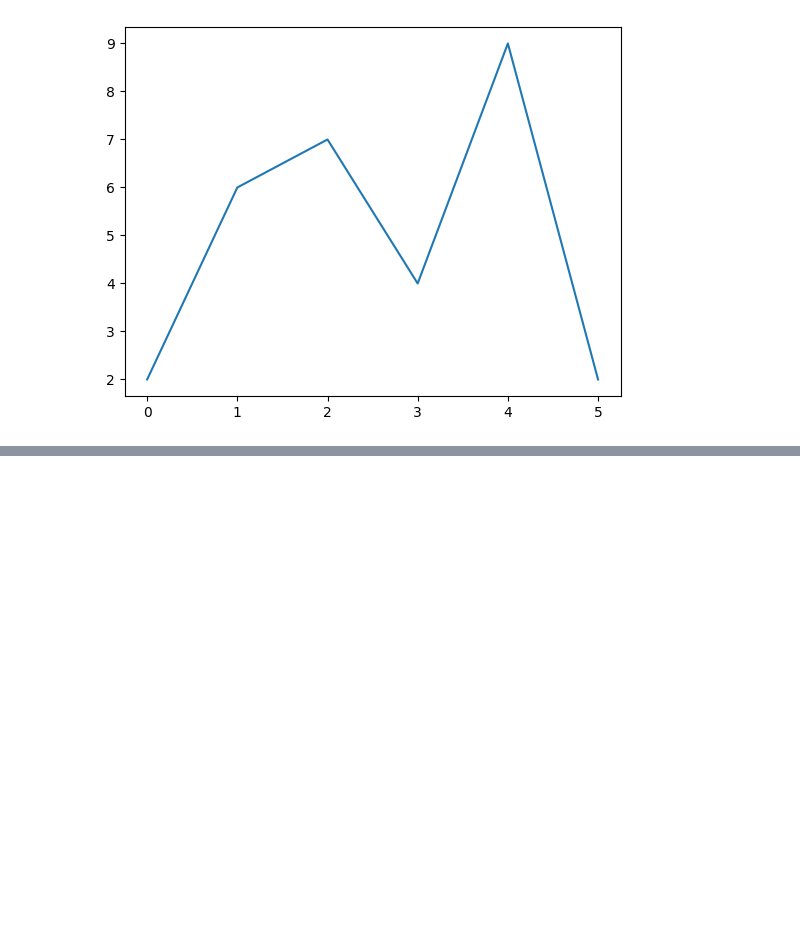
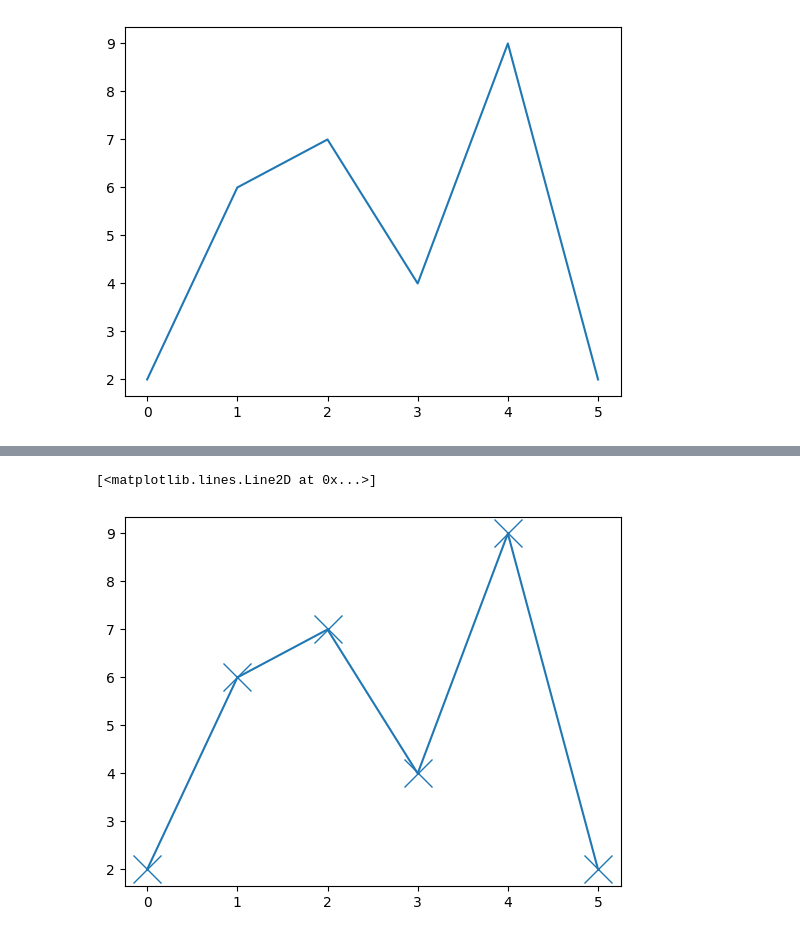
Before and after one commit to SohailDad/ML-Python, a Jupyter notebook: Matplotlib/First.ipynb, the cells around one changed output, grey strips where cells are left out. Saved outputs shown, nothing was run; the diff lists cells and outputs as text; code cells hidden in the pictures; blank space fills up the shorter version.

```diff
--- a/Matplotlib/First.ipynb
+++ b/Matplotlib/First.ipynb
@@ -40,0 +46,5 @@ plt.show()
+# %%
+plt.plot(x_axis,marker = 'x', ms= 20) # ms (maker size) for size
+# %% [output]
+[<matplotlib.lines.Line2D at 0x...>]
+[figure, added]
```
Also changed, not shown: parts of 2 cells of this notebook.
